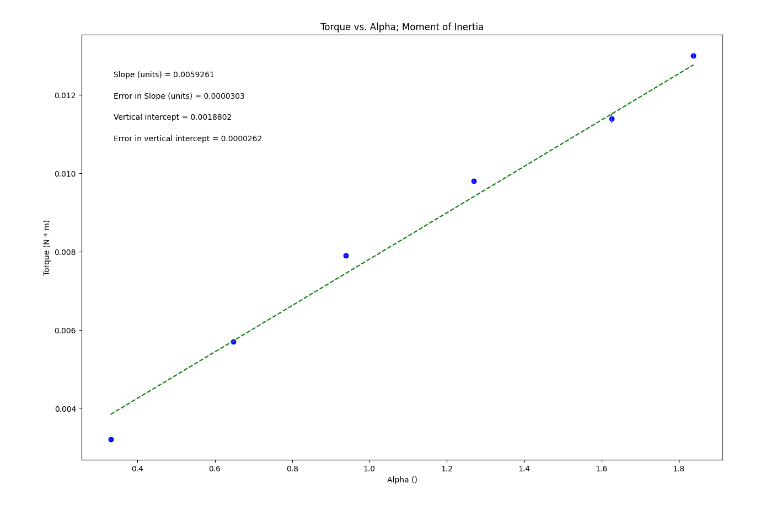
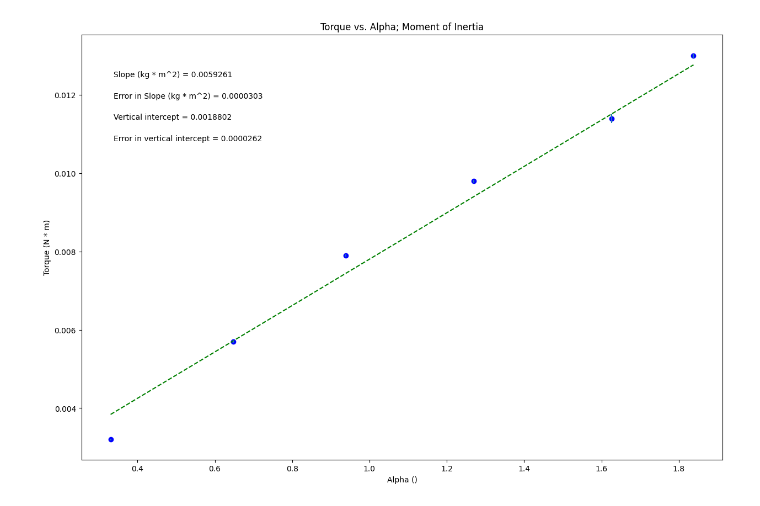
Before and after one commit to Pruchb/Physics, a Jupyter notebook: Copy_of_Moment_of_Inertia.ipynb, the cells around one changed output. Cells and saved outputs as stored; diff of their text form; code cells hidden in the pictures.

```diff
--- a/Copy_of_Moment_of_Inertia.ipynb
+++ b/Copy_of_Moment_of_Inertia.ipynb
@@ -40,7 +40,7 @@ dy = d_torque        #this should be your error in y array
 plot_title= 'Torque vs. Alpha; Moment of Inertia'
 x_label= 'Alpha ()'
 y_label= 'Torque (N * m)'
-slope_units= 'units'
+slope_units= 'kg * m^2'
 
 #UPDATE ANNOTATION PLACEMENT SO IT'S OUT OF WAY OF PLOTTED DATA AND BEST FIT LINE
 #integer from 1 to 4, top R corner is 1 (counter-clockwise from there)
@@ -92,31 +92,31 @@ elif annotation_placement==3 or annotation_placement==4:
 #Don't need to change anything in this section!
 
 #Plot data on graph. Plot error bars and place values for slope,
 #error in slope, and vertical intercept (plus error) on the plot using "annotate"
 
 plt.figure(figsize=(15,10))
 
 plt.plot(x, fit, color='green', linestyle='--')
 plt.scatter(x, y, color='blue', marker='o')
 
 plt.xlabel(x_label)
 plt.ylabel(y_label)
 plt.title(plot_title)
 
 plt.errorbar(x, y, yerr=dy, xerr=None, fmt="none") #don't need to plot x error bars
 
 plt.annotate('Slope ({}) = {value:.{digits}f}'.format(slope_units,value=m, digits=7),
              (xpos, ypos[0]), xycoords='axes fraction')
 
 plt.annotate('Error in Slope ({}) = {value:.{digits}f}'.format(slope_units,value=dm, digits=7),
              (xpos, ypos[1]), xycoords='axes fraction')
 
 plt.annotate('Vertical intercept = {value:.{digits}f}'.format(value=b, digits=7),
              (xpos, ypos[2]), xycoords='axes fraction')
 
 plt.annotate('Error in vertical intercept = {value:.{digits}f}'.format(value=db, digits=7),
              (xpos, ypos[3]), xycoords='axes fraction')
 
 plt.show()
 # %% [output]
-[figure, old version]
+[figure, new version]
```
